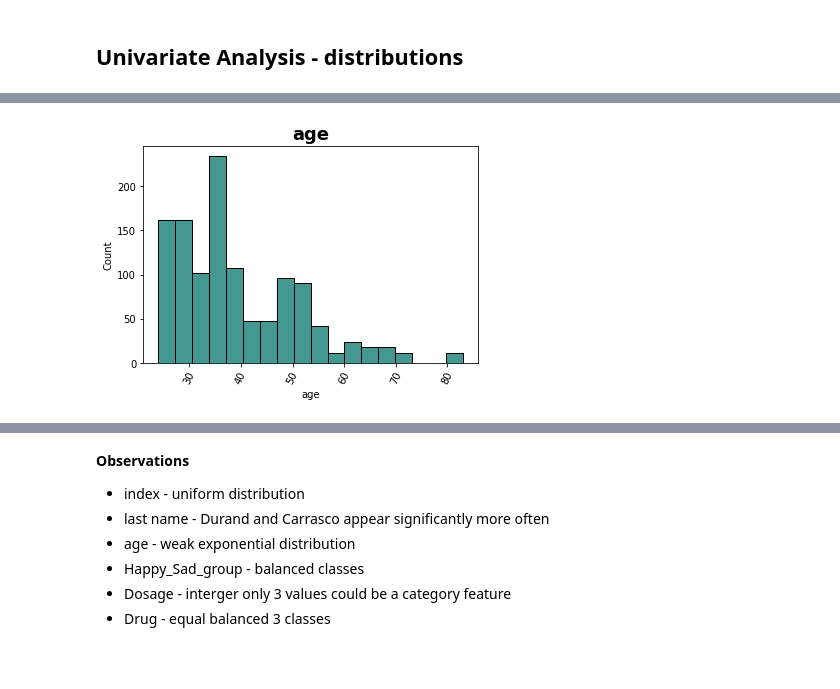
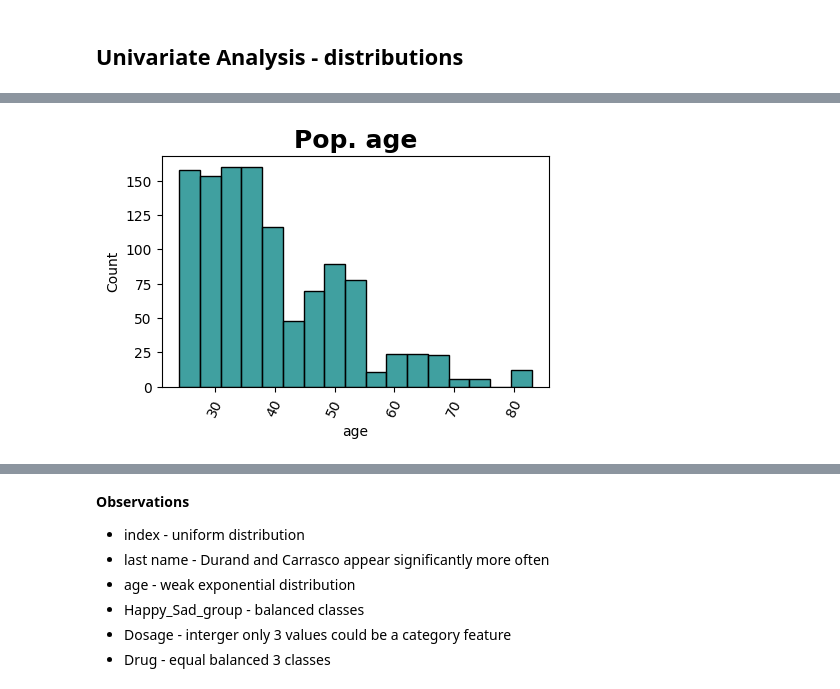
Before and after one commit to brandynewanek/guided_projects, a Jupyter notebook: Guided_Project_Data_Analyst_Drugged_Islanders_solutions.ipynb, the cells around one changed output, grey strips where cells are left out. Drawn from its saved outputs; the diff is of its cells as text; code cells hidden in the pictures; blank space fills up the shorter version.

```diff
--- a/Guided_Project_Data_Analyst_Drugged_Islanders_solutions.ipynb
+++ b/Guided_Project_Data_Analyst_Drugged_Islanders_solutions.ipynb
@@ -51,2 +119,3 @@ df.head()
 # %%
-df.drop('Unnamed: 0', axis=1, inplace=True)
+df_smpl.drop('Unnamed: 0', axis=1, inplace=True)
+df_pplt.drop('Unnamed: 0', axis=1, inplace=True)
@@ -71 +147,3 @@ palette = ['#1D4D69', '#07766D', '#3C753C']
+# %%
+palette = ['#FF7F50', '#008080', '#FFD700']
 # %% [markdown]
@@ -78,0 +155,3 @@ df['Diff'].plot(kind='hist', color=palette[1])
+# %%
+df_smpl['Diff_Mem_Score'] = df_smpl['Mem_Score_After'] - df_smpl['Mem_Score_Before']
+df_pplt['Diff_Mem_Score'] = df_pplt['Mem_Score_After'] - df_pplt['Mem_Score_Before']
@@ -100,0 +211,14 @@ memory usage: 92.9+ KB
+# %%
+for feat in df_smpl.columns: # feat for feature
+  plt.figure(figsize=(5,3)) #width, height
+
+  if df_smpl[feat].dtype == 'object': # if datatype is object
+    sns.countplot(data=df_smpl, x=feat, color=palette[0])
+
+  else: # if is anything but object
+    sns.histplot(data=df_smpl, x=feat, color=palette[1])
+
+  # formating either type of plot
+  plt.title('Sample '+ feat, fontsize=18, fontweight='bold')
+  plt.xticks(rotation=65)
+  plt.show()
@@ -101,10 +236,15 @@ memory usage: 92.9+ KB
 # %%
-for feat in df.columns:
-  if df[feat].dtype == 'object':
-    sns.countplot(data=df, x=feat, color=palette[0])
+for feat in df_pplt.columns: # feat for feature
+  plt.figure(figsize=(5,3)) #width, height
+
+  if df_pplt[feat].dtype == 'object':
+    sns.countplot(data=df_pplt, x=feat, color=palette[0])
+
   else:
-    sns.histplot(data=df, x=feat, color=palette[1])
-  plt.title(feat, fontsize=18, fontweight='bold')
+    sns.histplot(data=df_pplt, x=feat, color=palette[1])
+
+  # formating either type of plot
+  plt.title('Pop. '+ feat, fontsize=18, fontweight='bold')
   plt.xticks(rotation=65)
   plt.show()
 # %% [output]
@@ -114 +254 @@ for feat in df.columns:
-[figure, old version]
+[figure, new version]
```
Also changed, not shown: parts of 72 cells of this notebook, 1 other file.
